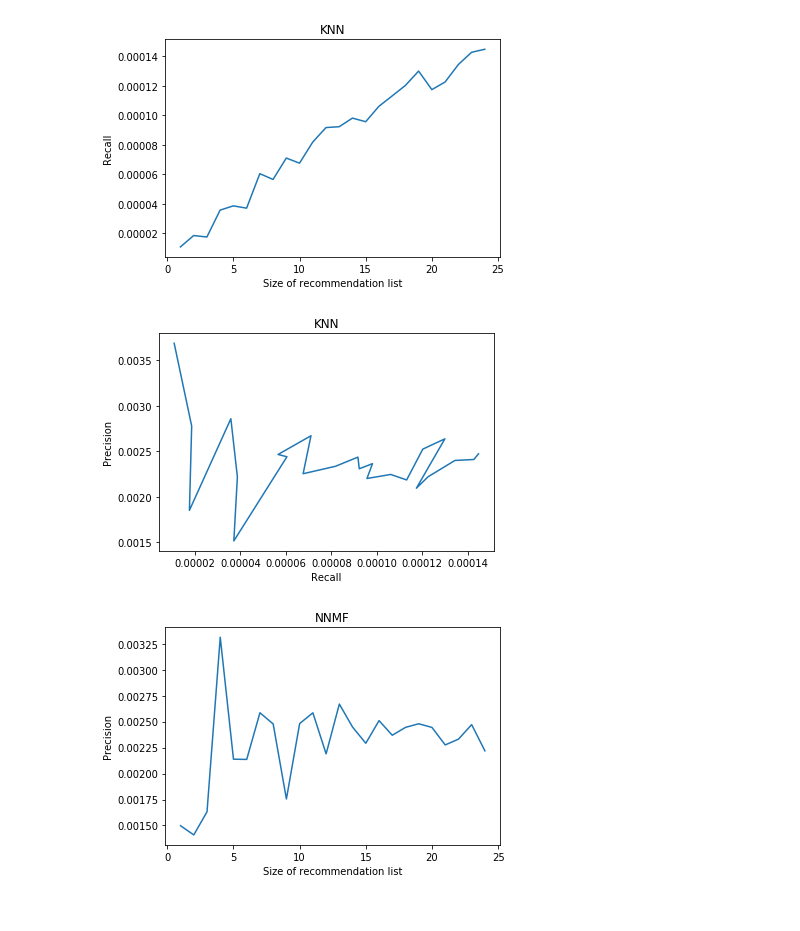
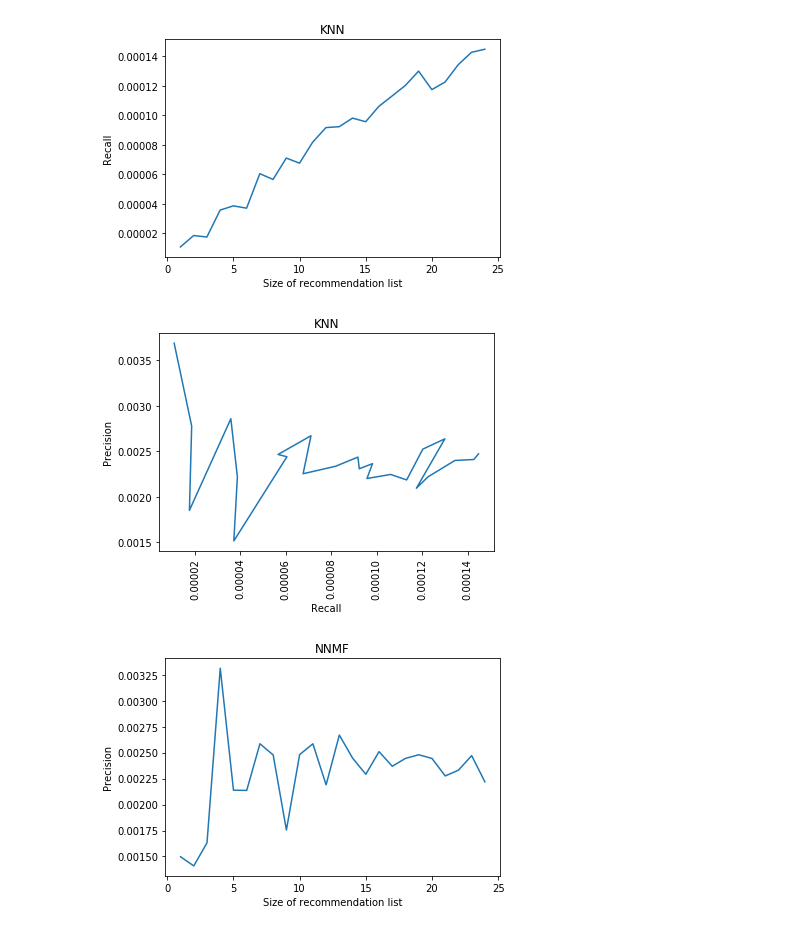
Before and after one commit to edihb/Collaborative-Filtering, a Jupyter notebook: Project 3_v3.ipynb, the cells around one changed output. Cells and saved outputs as stored; diff of their text form; code cells hidden in the pictures.

Commit message:
xticks rotation

```diff
--- a/Project 3_v3.ipynb
+++ b/Project 3_v3.ipynb
@@ -840,10 +844,11 @@ def precision_recall(tvals, algo):
         avg_recall_t.append(recall_t)
     return avg_precision_t, avg_recall_t
 # %%
-def plot_func(x, y, xlabel, ylabel, title):
+def plot_func(x, y, xlabel, ylabel, title, rot=0):
     plt.figure()
     plt.plot(x, y)
     plt.xlabel(xlabel)
+    plt.xticks(rotation=rot)
     plt.ylabel(ylabel)
     plt.title(title)
     plt.show()
@@ -878,9 +883,9 @@ plot_func(tvals, recall_knn, "Size of recommendation list", "Recall", "KNN")
 # %% [output]
 [figure]
 # %%
-plot_func(recall_knn, precision_knn, "Recall", "Precision", "KNN")
+plot_func(recall_knn, precision_knn, "Recall", "Precision", "KNN", 90)
 # %% [output]
-[figure, old version]
+[figure, new version]
 # %%
 precision_nnmf, recall_nnmf = precision_recall(tvals, "nnmf")
 # %%
```
Also changed, not shown: parts of 5 cells of this notebook.
